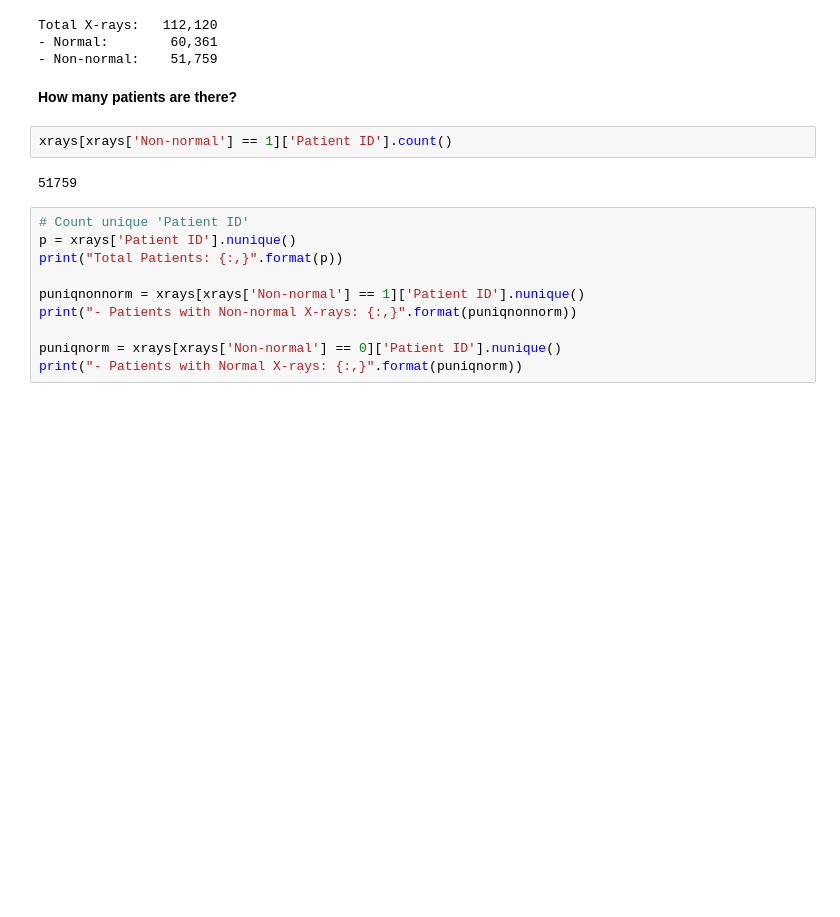
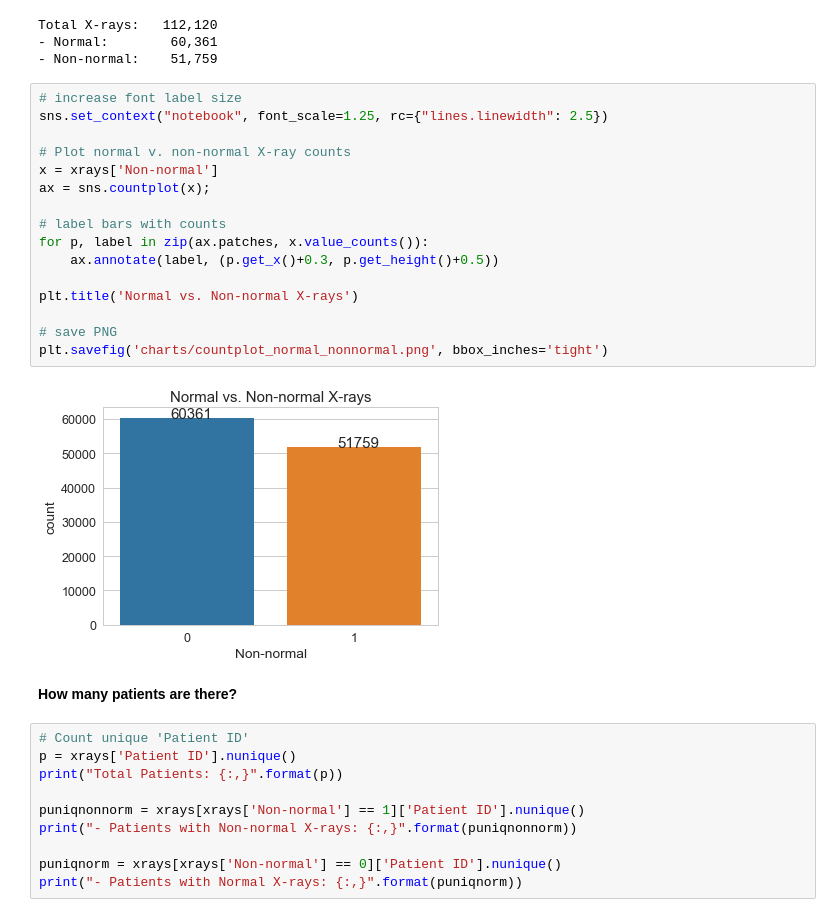
Before and after one commit to carterstowell/xray-vision, a Jupyter notebook: EDA/CXR-14_EDA.ipynb, the cells around one changed output. Drawn from its saved outputs; the diff is of its cells as text; blank space fills up the shorter version.

Commit message:
EDA progress
added several charts and insights digging into patients and normal/non-normal

```diff
--- a/EDA/CXR-14_EDA.ipynb
+++ b/EDA/CXR-14_EDA.ipynb
@@ -249,12 +273,26 @@ print("- Non-normal: \t {:,}".format(nn))
 Total X-rays:   112,120
 - Normal:        60,361
 - Non-normal:    51,759
+# %%
+# increase font label size
+sns.set_context("notebook", font_scale=1.25, rc={"lines.linewidth": 2.5})
+
+# Plot normal v. non-normal X-ray counts
+x = xrays['Non-normal']
+ax = sns.countplot(x);
+
+# label bars with counts
+for p, label in zip(ax.patches, x.value_counts()):
+    ax.annotate(label, (p.get_x()+0.3, p.get_height()+0.5))
+
+plt.title('Normal vs. Non-normal X-rays')
+
+# save PNG
+plt.savefig('charts/countplot_normal_nonnormal.png', bbox_inches='tight')
+# %% [output]
+[figure, added]
 # %% [markdown]
 **How many patients are there?**
-# %%
-xrays[xrays['Non-normal'] == 1]['Patient ID'].count()
-# %% [output]
-51759
 # %%
 # Count unique 'Patient ID'
 p = xrays['Patient ID'].nunique()
```
Also changed, not shown: parts of 42 cells of this notebook.
